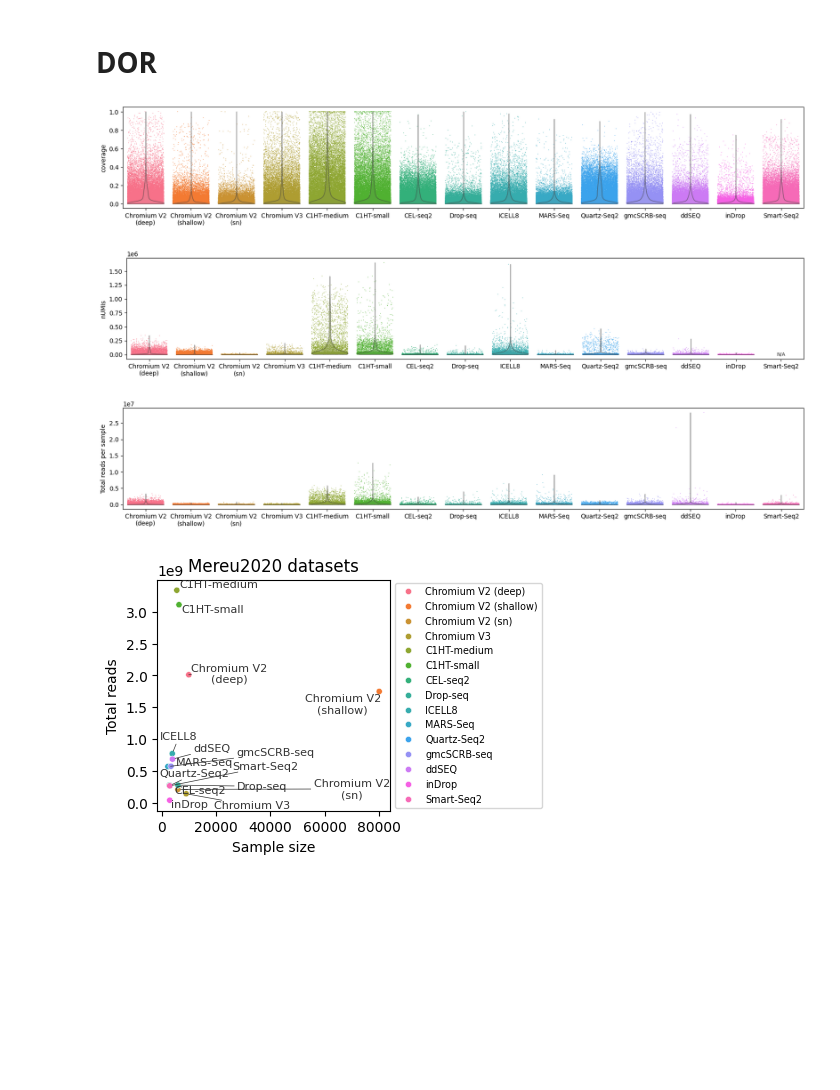
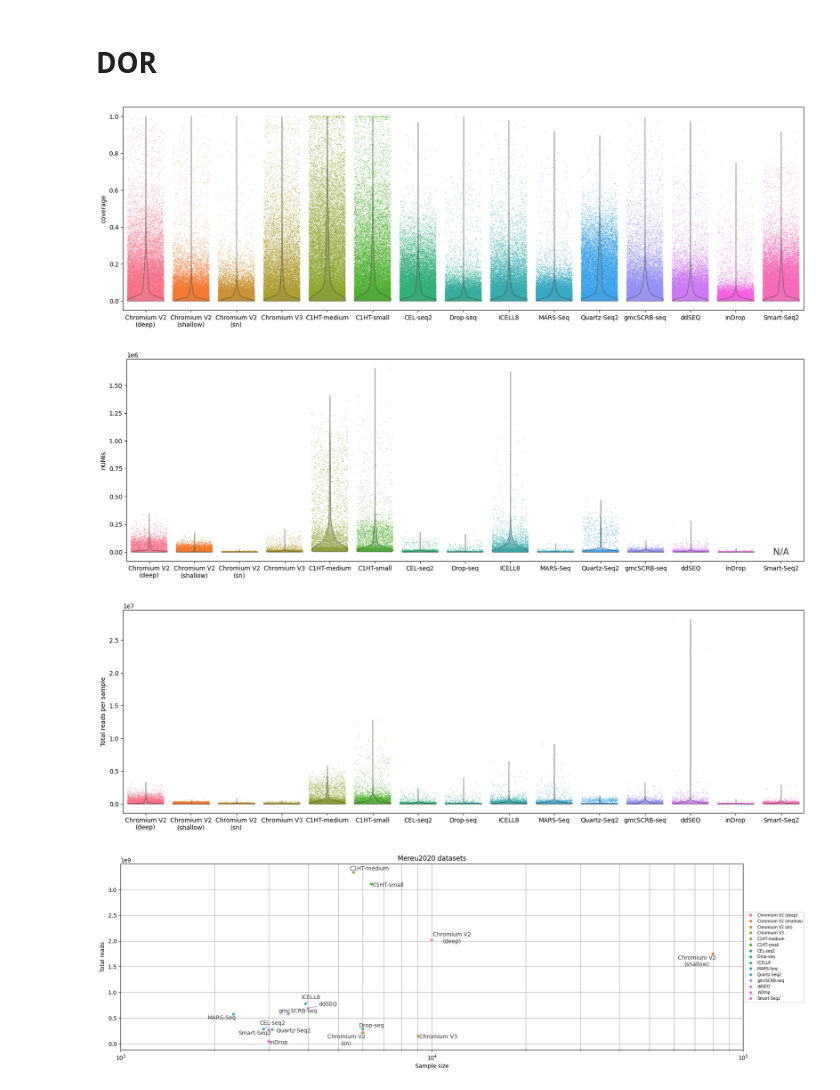
Before and after one commit to yo-aka-gene/grnet, a Jupyter notebook: docs/notebooks/dor.ipynb, the cells around one changed output. Saved outputs shown, nothing was run; the diff lists cells and outputs as text; code cells hidden in the pictures; blank space fills up the shorter version.

```diff
--- a/docs/notebooks/dor.ipynb
+++ b/docs/notebooks/dor.ipynb
@@ -87,29 +90,19 @@ cov = pd.concat([
     ) for ds, n in zip(bin_datasets, dsname.values())
 ])
 # %%
-fig, ax = plt.subplots(figsize=(20, 3))
+fig, ax = plt.subplots(figsize=(20, 6))
 
-sns.violinplot(
+vinswarm(
     data=cov,
-    y="coverage", hue="name",
-    x="name",
-    inner=None, cut=0,
-    alpha=.5
-)
-sns.stripplot(
-    data=cov,
-    y="coverage", hue="name",
-    x="name",
-    s=1,
-    jitter=.4,
-    zorder=0
+    x="name", y="coverage", hue="name",
+    alpha=.5, jitter=.4, s=1, ax=ax
 )
 
 ax.set(xlabel="");
 
 fig.savefig(f"{conf.export}/coverage.png", **kwarg_savefig)
 # %% [output]
-[figure, old version]
+[figure, new version]
 # %%
 meta = pd.concat([
     ds.obs.assign(
@@ -117,58 +110,38 @@ meta = pd.concat([
     ) for ds, n in zip(bin_datasets, dsname.values())
 ])
 # %%
-fig, ax = plt.subplots(figsize=(20, 3))
+fig, ax = plt.subplots(figsize=(20, 6))
 
-sns.violinplot(
+vinswarm(
     data=meta,
-    y="nUMIs", hue="name",
-    x="name",
-    inner=None, cut=0,
-    alpha=.5
-)
-sns.stripplot(
-    data=meta,
-    y="nUMIs", hue="name",
-    x="name",
-    s=1,
-    jitter=.4,
-    zorder=0
+    x="name", y="nUMIs", hue="name",
+    alpha=.5, jitter=.4, s=1, ax=ax
 )
 
 for i, n in enumerate(dsname.values()):
     ax.text(
-        i, 0, "N/A", ha="center", va="center", size=8, c=".2"
-    ) if np.isnan(meta.groupby("name").min().loc[n, "nUMIs"]) else None
+        i, 0, "N/A", ha="center", va="center", size=15, c=".2"
+    ) if np.isnan(meta[meta.name == n]["nUMIs"]).any() else None
 
 ax.set(xlabel="");
 
 fig.savefig(f"{conf.export}/umi.png", **kwarg_savefig)
 # %% [output]
-[figure, old version]
+[figure, new version]
 # %%
-fig, ax = plt.subplots(figsize=(20, 3))
+fig, ax = plt.subplots(figsize=(20, 6))
 
-sns.violinplot(
+vinswarm(
     data=meta,
-    y="nTReads", hue="name",
-    x="name",
-    inner=None, cut=0,
-    alpha=.5
-)
-sns.stripplot(
-    data=meta,
-    y="nTReads", hue="name",
-    x="name",
-    s=1,
-    jitter=.4,
-    zorder=0
+    x="name", y="nTReads", hue="name",
+    alpha=.5, jitter=.4, s=1, ax=ax
 )
 
 ax.set(xlabel="", ylabel="Total reads per sample");
 
 fig.savefig(f"{conf.export}/total_reads.png", **kwarg_savefig)
 # %% [output]
-[figure, old version]
+[figure, new version]
 # %%
 datasize = pd.DataFrame({
     "name": [n.replace("\n", " ") for n in dsname.values()],
@@ -178,13 +151,16 @@ datasize = pd.DataFrame({
 # %%
 from adjustText import adjust_text
 # %%
-fig, ax = plt.subplots(figsize=(3, 3))
+fig, ax = plt.subplots(figsize=(20, 6))
 
 sns.scatterplot(
     data=datasize,
     x="n_samples", y="nTReads",
-    hue="name", s=20
+    hue="name", s=30, zorder=2
 )
+ax.set_xlim(1000, 100000)
+ax.set_xscale("log")
+ax.grid(which="both", zorder=-5)
 
 ax.legend(loc="center left", bbox_to_anchor=(1, .5), fontsize="x-small")
 txt = []
@@ -192,7 +168,7 @@ for i, name in enumerate(dsname.values()):
     txt += [ax.text(
         *datasize.loc[i, ["n_samples", "nTReads"]],
         name,
-        size=8, ha="center", va="center",
+        size=10, ha="center", va="center",
         c=".2"
     )]
 
@@ -202,4 +178,4 @@ ax.set(title="Mereu2020 datasets", xlabel="Sample size", ylabel="Total reads")
 
 fig.savefig(f"{conf.export}/scatter.png", **kwarg_savefig)
 # %% [output]
-[figure, old version]
+[figure, new version]
```
Also changed, not shown: parts of 11 cells of this notebook.
